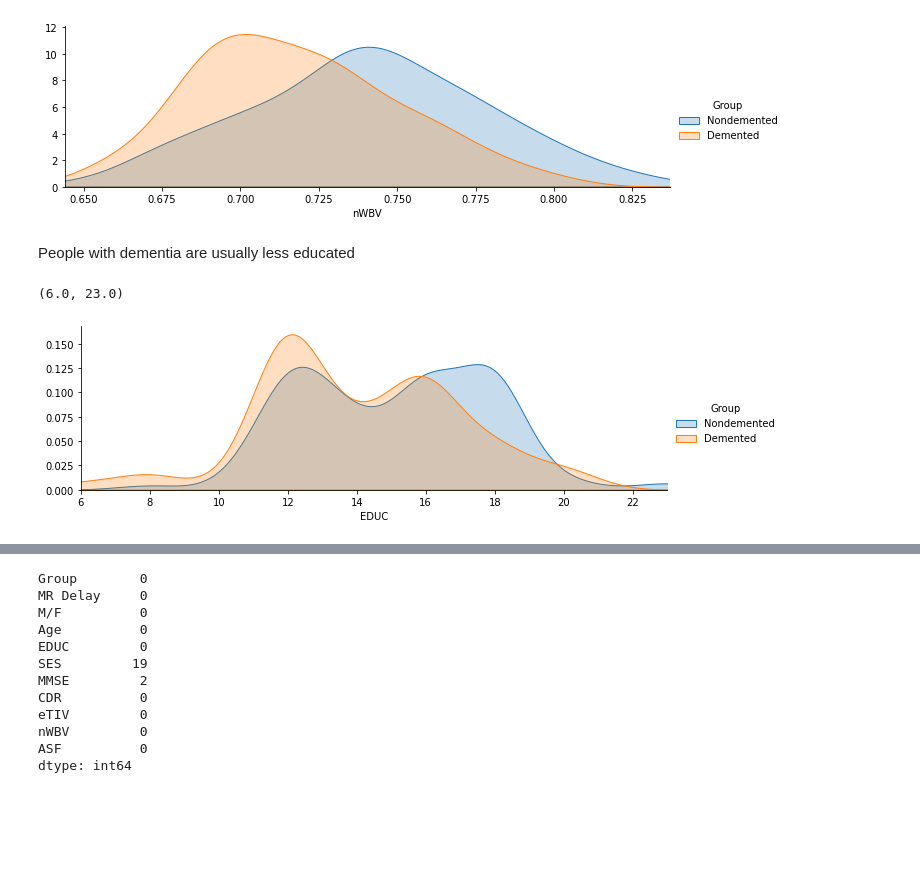
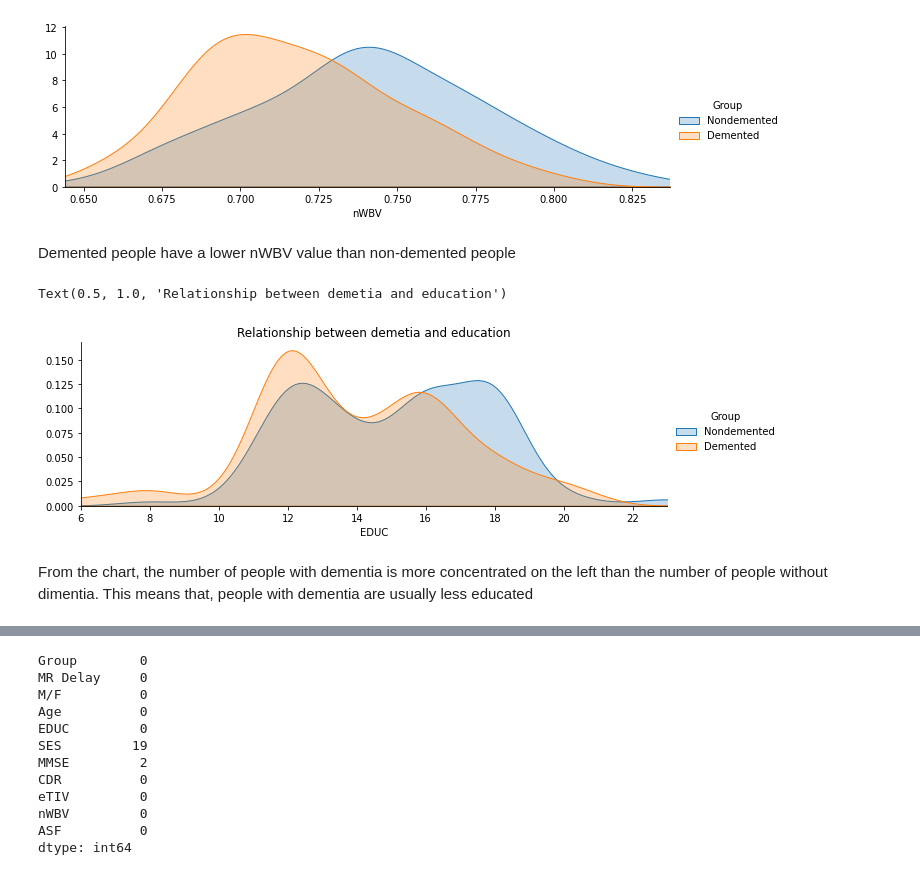
Before and after one commit to CS-School-Projects/ml-alzheirmer-prediction, a Jupyter notebook: alzhermer_notebook.ipynb, the cells around one changed output, grey strips where cells are left out. Cells and saved outputs as stored; diff of their text form; code cells hidden in the pictures; blank space fills up the shorter version.

```diff
--- a/alzhermer_notebook.ipynb
+++ b/alzhermer_notebook.ipynb
@@ -175,10 +238,13 @@ plt.xlim(df["nWBV"].min(),df["nWBV"].max())
 (0.644, 0.837)
 [figure]
 # %% [markdown]
-People  with dementia are usually  less educated
+Demented people have a lower nWBV value than non-demented people
 # %%
 facet_grid("EDUC")
 plt.xlim(df["EDUC"].min(),df["EDUC"].max())
+plt.title("Relationship between demetia and education")
 # %% [output]
-(6.0, 23.0)
+Text(0.5, 1.0, 'Relationship between demetia and education')
-[figure, old version]
+[figure, new version]
+# %% [markdown]
+From the chart, the number of people with dementia is more concentrated on the left than the number of people without dimentia. This means that, people with dementia are usually less educated
```
Also changed, not shown: parts of 34 cells of this notebook.
